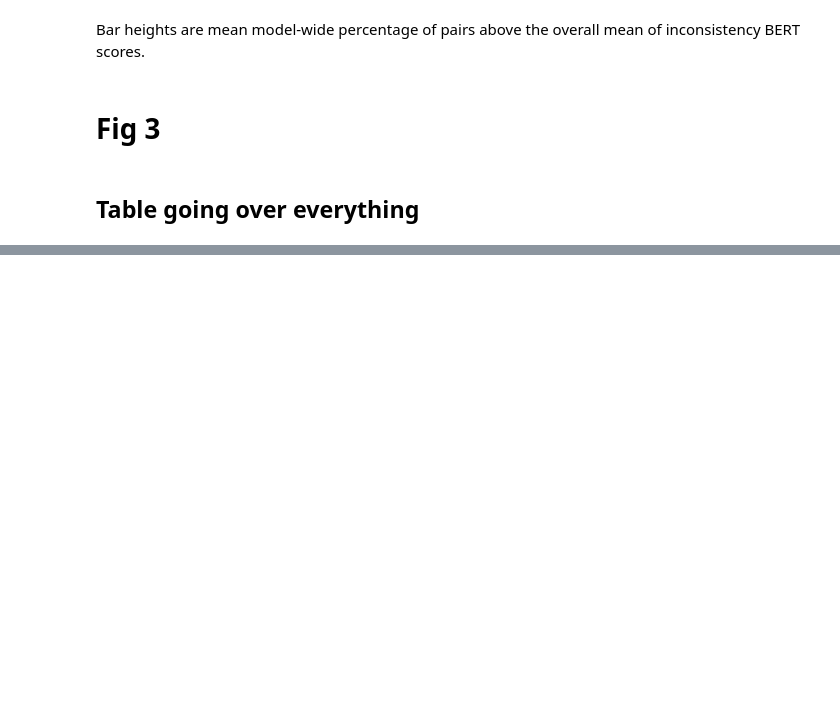
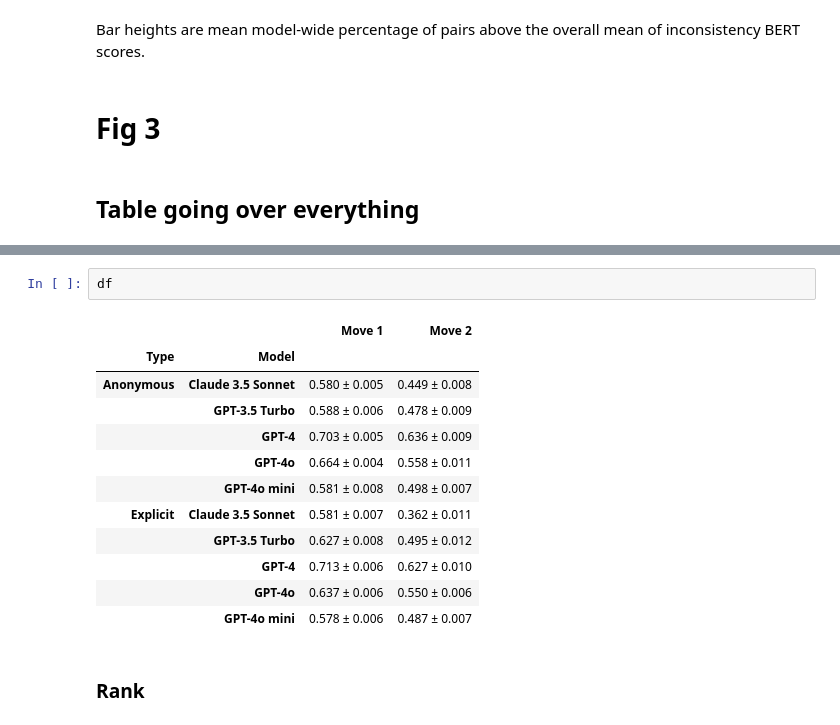
Before and after one commit to aashrivastava/LLMWargamingInconsistency, a Jupyter notebook: notebooks/MainPlotting.ipynb, the cells around one changed output, grey strips where cells are left out. Drawn from its saved outputs; the diff is of its cells as text; blank space fills up the shorter version.

```diff
--- a/notebooks/MainPlotting.ipynb
+++ b/notebooks/MainPlotting.ipynb
@@ -476,0 +712,17 @@ Bar heights are mean model-wide percentage of pairs above the overall mean of in
+# %%
+df
+# %% [output]
+|  |  | Move 1 | Move 2 |
+| Type | Model |  |  |
+| Anonymous | Claude 3.5 Sonnet | 0.580 ± 0.005 | 0.449 ± 0.008 |
+|  | GPT-3.5 Turbo | 0.588 ± 0.006 | 0.478 ± 0.009 |
+|  | GPT-4 | 0.703 ± 0.005 | 0.636 ± 0.009 |
+|  | GPT-4o | 0.664 ± 0.004 | 0.558 ± 0.011 |
+|  | GPT-4o mini | 0.581 ± 0.008 | 0.498 ± 0.007 |
+| Explicit | Claude 3.5 Sonnet | 0.581 ± 0.007 | 0.362 ± 0.011 |
+|  | GPT-3.5 Turbo | 0.627 ± 0.008 | 0.495 ± 0.012 |
+|  | GPT-4 | 0.713 ± 0.006 | 0.627 ± 0.010 |
+|  | GPT-4o | 0.637 ± 0.006 | 0.550 ± 0.006 |
+|  | GPT-4o mini | 0.578 ± 0.006 | 0.487 ± 0.007 |
+# %% [markdown]
+### Rank
```
Also changed, not shown: parts of 22 cells of this notebook.
